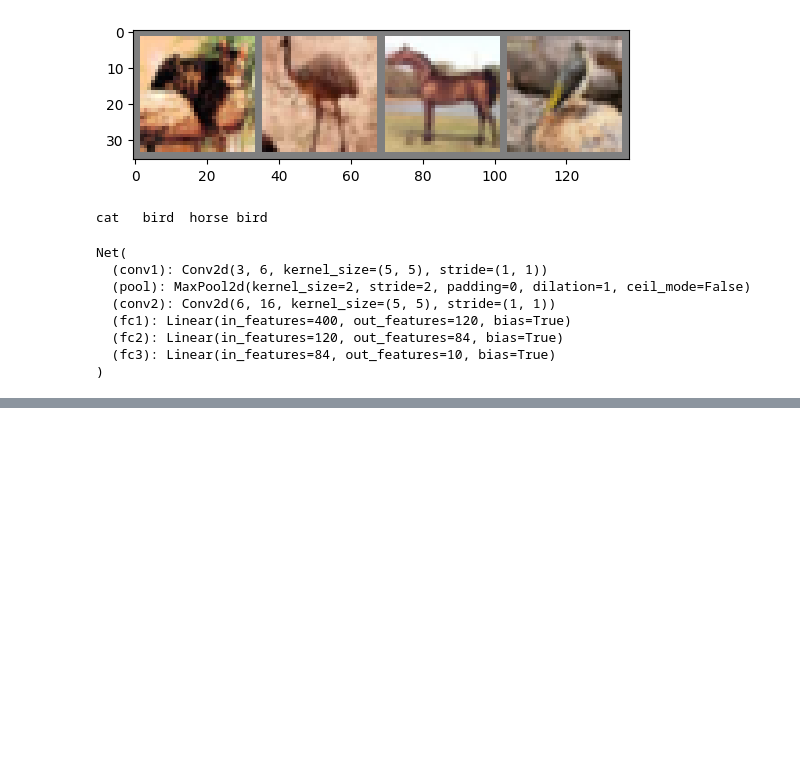
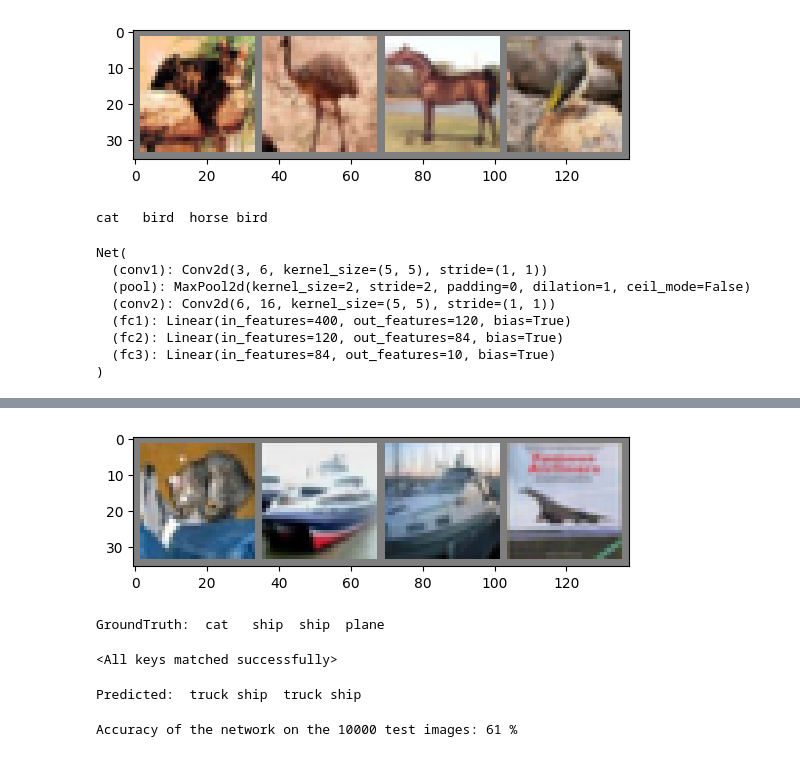
Before and after one commit to jaeohshin/PyTorch_Sklearn_rasbt, a Jupyter notebook: pytorch_blitz.ipynb, the cells around one changed output, grey strips where cells are left out. Saved outputs shown, nothing was run; the diff lists cells and outputs as text; code cells hidden in the pictures; blank space fills up the shorter version.

```diff
--- a/pytorch_blitz.ipynb
+++ b/pytorch_blitz.ipynb
@@ -409,0 +455,14 @@ Net(
+# %%
+dataiter = iter(testloader)
+images, labels = next(dataiter)
+
+imshow(torchvision.utils.make_grid(images))
+print('GroundTruth: ', ' '.join(f'{classes[labels[j]]:5s}' for j in range(4)))
+# %% [output]
+[figure, added]
+GroundTruth:  cat   ship  ship  plane
+# %%
+net = Net()
+net.load_state_dict(torch.load(PATH))
+# %% [output]
+<All keys matched successfully>
@@ -409,0 +471,6 @@ Net(
+# %%
+_, predicted = torch.max(outputs, 1)
+
+print('Predicted: ', ' '.join(f'{classes[predicted[j]]:5s}' for j in range(4)))
+# %% [output]
+Predicted:  truck ship  truck ship
@@ -409,0 +489,4 @@ Net(
+# %%
+print(f'Accuracy of the network on the 10000 test images: {100 * correct // total} %')
+# %% [output]
+Accuracy of the network on the 10000 test images: 61 %
```
Also changed, not shown: parts of 7 cells of this notebook.
